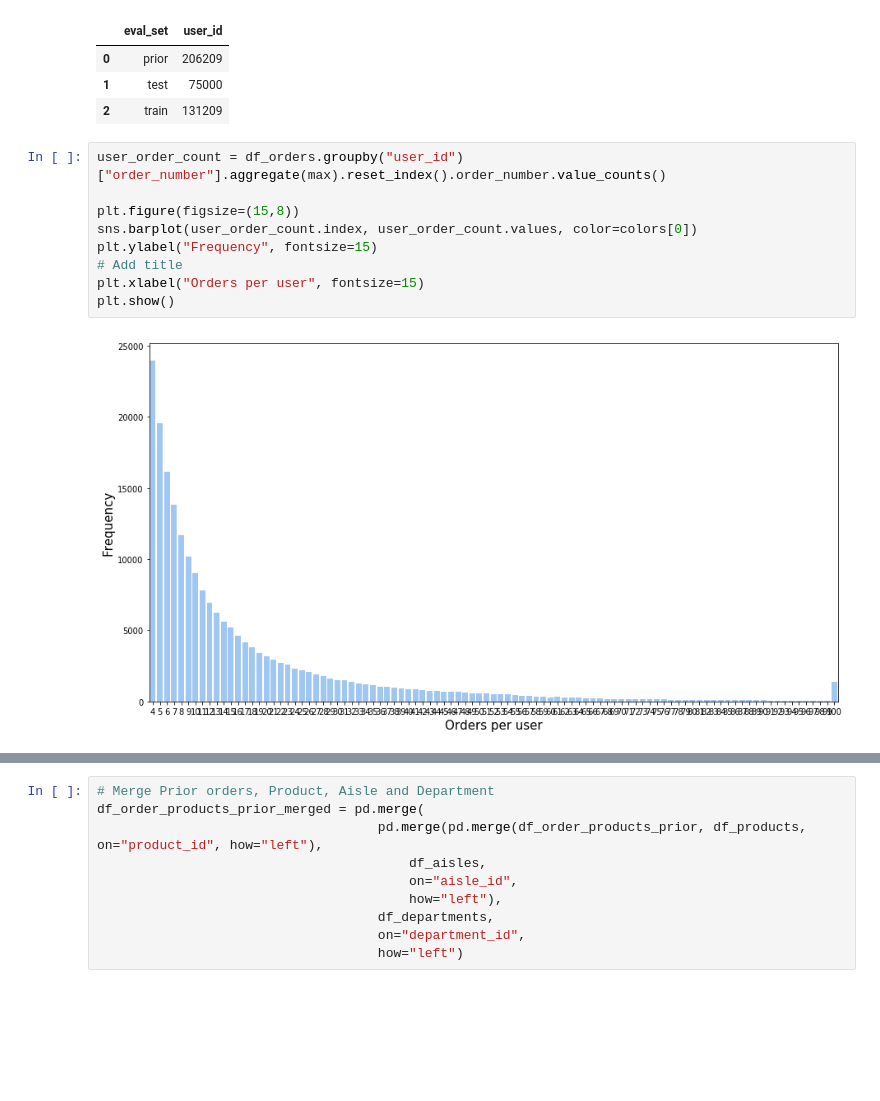
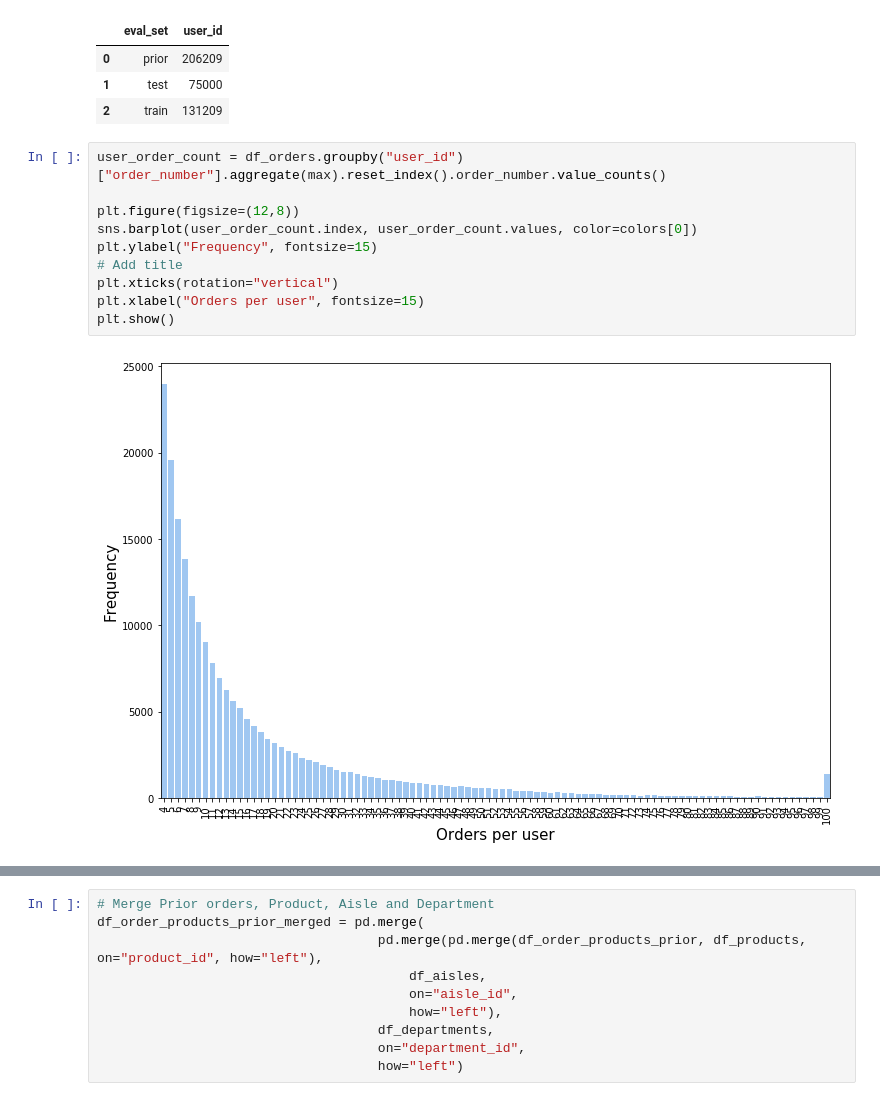
Before and after one commit to nakulcr7/recommender-system-instacart, a Jupyter notebook: src/eda.ipynb, the cells around one changed output, grey strips where cells are left out. Cells and saved outputs as stored; diff of their text form; blank space fills up the shorter version.

Commit message:
Updated Proposal and tiny changes to eda.ipynb for saving the right sized graphs

```diff
--- a/src/eda.ipynb
+++ b/src/eda.ipynb
@@ -118,11 +130,12 @@ df_orders.groupby("eval_set").nunique().user_id.reset_index()
 # %%
 user_order_count = df_orders.groupby("user_id")["order_number"].aggregate(max).reset_index().order_number.value_counts()
 
-plt.figure(figsize=(15,8))
+plt.figure(figsize=(12,8))
 sns.barplot(user_order_count.index, user_order_count.values, color=colors[0])
 plt.ylabel("Frequency", fontsize=15)
 # Add title
+plt.xticks(rotation="vertical")
 plt.xlabel("Orders per user", fontsize=15)
 plt.show()
 # %% [output]
-[figure, old version]
+[figure, new version]
```
Also changed, not shown: parts of 12 cells of this notebook, 2 other files.
